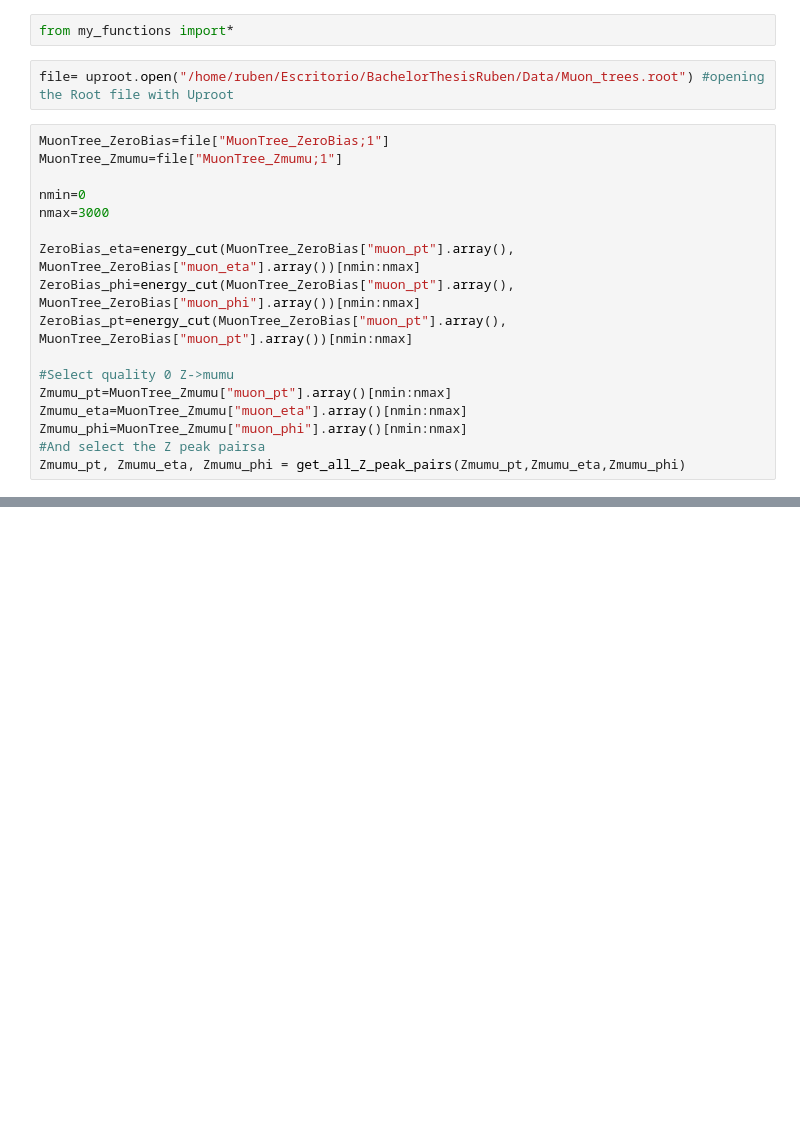
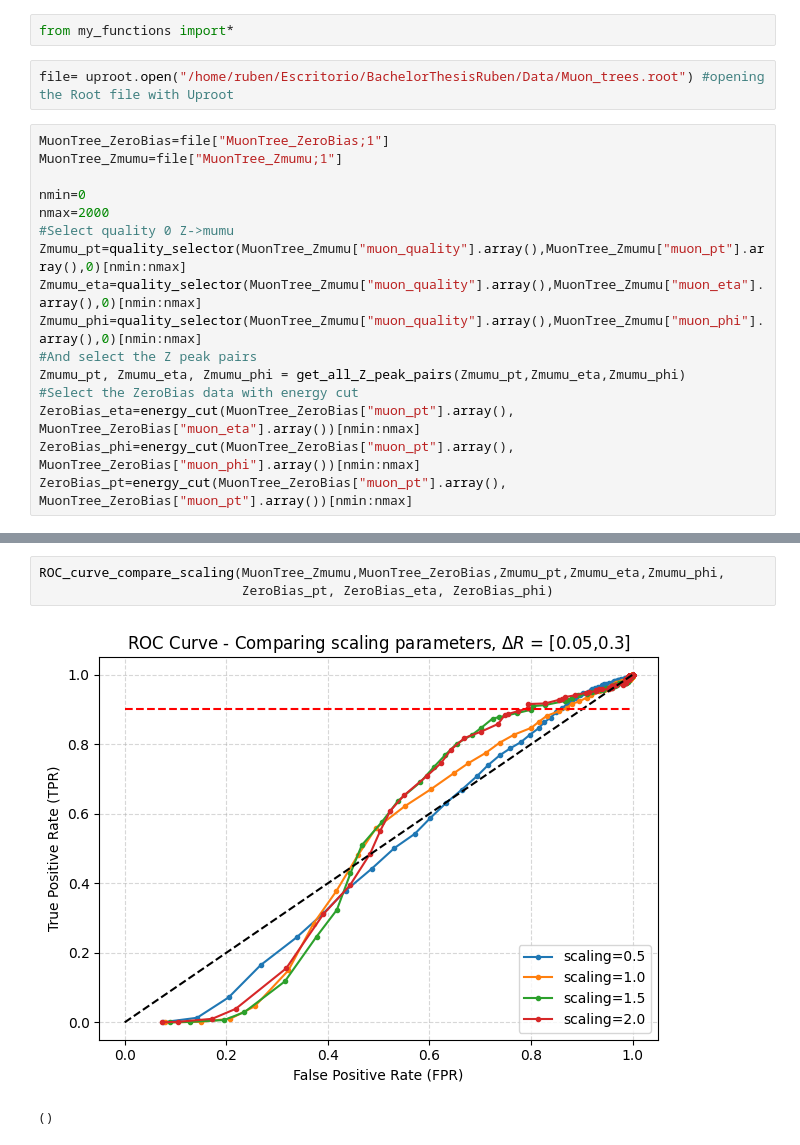
Before and after one commit to Ruba18-Code/BSc-Thesis-LVL1-trigger-for-isolated-muons-at-ATLAS, a Jupyter notebook: test.ipynb, the cells around one changed output, grey strips where cells are left out. Cells and saved outputs as stored; diff of their text form; blank space fills up the shorter version.

Commit message:
Created ROC_curve_compare_scaling function

```diff
--- a/test.ipynb
+++ b/test.ipynb
@@ -7,16 +7,15 @@ MuonTree_ZeroBias=file["MuonTree_ZeroBias;1"]
 MuonTree_Zmumu=file["MuonTree_Zmumu;1"]
 
 nmin=0
-nmax=3000
-
+nmax=2000
+#Select quality 0 Z->mumu
+Zmumu_pt=quality_selector(MuonTree_Zmumu["muon_quality"].array(),MuonTree_Zmumu["muon_pt"].array(),0)[nmin:nmax]
+Zmumu_eta=quality_selector(MuonTree_Zmumu["muon_quality"].array(),MuonTree_Zmumu["muon_eta"].array(),0)[nmin:nmax]
+Zmumu_phi=quality_selector(MuonTree_Zmumu["muon_quality"].array(),MuonTree_Zmumu["muon_phi"].array(),0)[nmin:nmax]
+#And select the Z peak pairs
+Zmumu_pt, Zmumu_eta, Zmumu_phi = get_all_Z_peak_pairs(Zmumu_pt,Zmumu_eta,Zmumu_phi)
+#Select the ZeroBias data with energy cut
 ZeroBias_eta=energy_cut(MuonTree_ZeroBias["muon_pt"].array(), MuonTree_ZeroBias["muon_eta"].array())[nmin:nmax]
 ZeroBias_phi=energy_cut(MuonTree_ZeroBias["muon_pt"].array(), MuonTree_ZeroBias["muon_phi"].array())[nmin:nmax]
 ZeroBias_pt=energy_cut(MuonTree_ZeroBias["muon_pt"].array(), MuonTree_ZeroBias["muon_pt"].array())[nmin:nmax]
-
-#Select quality 0 Z->mumu
-Zmumu_pt=MuonTree_Zmumu["muon_pt"].array()[nmin:nmax]
-Zmumu_eta=MuonTree_Zmumu["muon_eta"].array()[nmin:nmax]
-Zmumu_phi=MuonTree_Zmumu["muon_phi"].array()[nmin:nmax]
-#And select the Z peak pairsa
-Zmumu_pt, Zmumu_eta, Zmumu_phi = get_all_Z_peak_pairs(Zmumu_pt,Zmumu_eta,Zmumu_phi)
 # %% [output]
@@ -166,0 +140,6 @@ coolplot(data_4, bins, colors, labels, x_label, y_label, title, ax=axis[1, 1])
+# %%
+ROC_curve_compare_scaling(MuonTree_Zmumu,MuonTree_ZeroBias,Zmumu_pt,Zmumu_eta,Zmumu_phi,
+                          ZeroBias_pt, ZeroBias_eta, ZeroBias_phi)
+# %% [output]
+[figure, added]
+()
```
Also changed, not shown: parts of 3 cells of this notebook, 2 other files.
